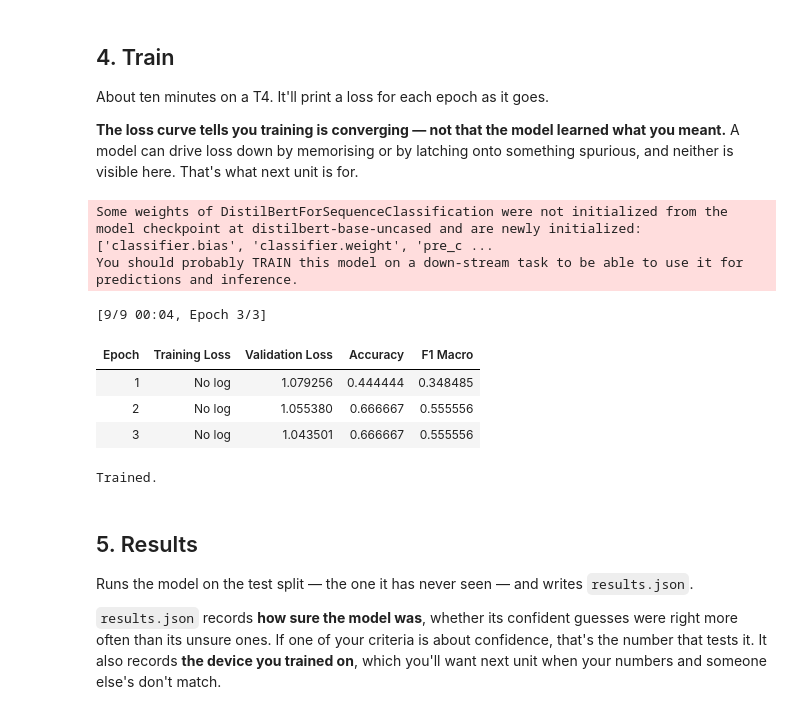
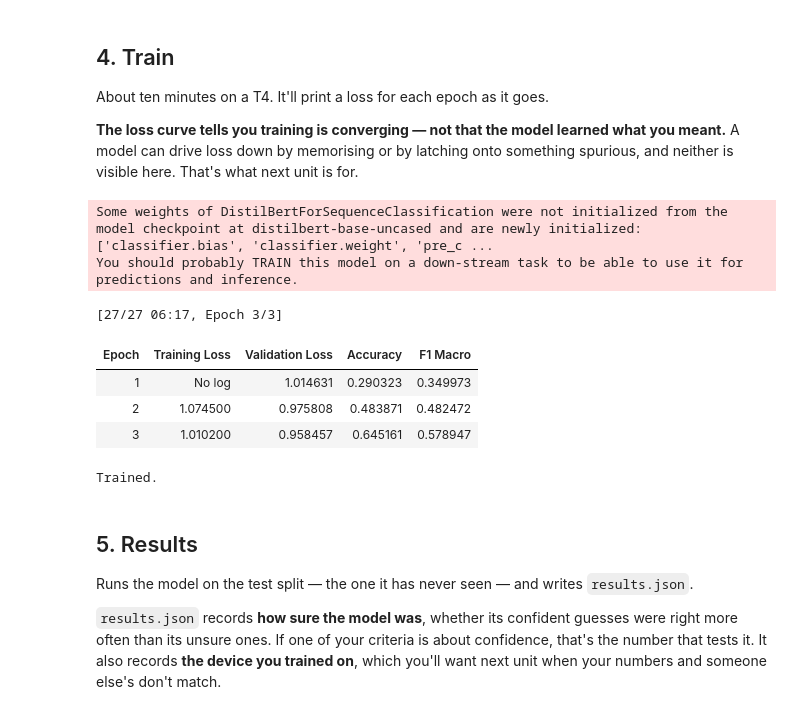
Before and after one commit to yashasvini-k/ai201-project3-takemeter-starter-v2026, a Jupyter notebook: takemeter.ipynb, the cells around one changed output. Drawn from its saved outputs; the diff is of its cells as text; code cells hidden in the pictures.

```diff
--- a/takemeter.ipynb
+++ b/takemeter.ipynb
@@ -406,6 +405,7 @@ what you meant.** A model can drive loss down by memorising or by latching onto
 something spurious, and neither is visible here. That's what next unit is for.
 # %%
 import numpy as np
+import torch
 from datasets import Dataset
 from transformers import (
     AutoTokenizer, AutoModelForSequenceClassification,
@@ -450,43 +450,60 @@ def train_model(train_df, val_df, labels, seed, epochs, learning_rate, batch_siz
     train_ds = Dataset.from_pandas(to_ids(train_df, labels)).map(tokenize, batched=True)
     val_ds = Dataset.from_pandas(to_ids(val_df, labels)).map(tokenize, batched=True)
 
+
+    counts = train_df["label"].value_counts().reindex(labels, fill_value=0)
+    class_weights = torch.tensor(
+        len(train_df) / (len(labels) * counts.values),
+        dtype=torch.float
+    )
+
+    class WeightedTrainer(Trainer):
+        def compute_loss(self, model, inputs, return_outputs=False, num_items_in_batch=None):
+            targets = inputs.pop("labels")
+            outputs = model(**inputs)
+            loss_fn = torch.nn.CrossEntropyLoss(
+                weight=class_weights.to(outputs.logits.device)
+            )
+            loss = loss_fn(outputs.logits, targets)
+            return (loss, outputs) if return_outputs else loss
+
     args = TrainingArguments(
         output_dir="./takemeter_out",
         num_train_epochs=epochs,
         learning_rate=learning_rate,
         per_device_train_batch_size=batch_size,
         per_device_eval_batch_size=batch_size,
         eval_strategy="epoch",
         save_strategy="no",
         logging_steps=10,
         seed=seed,
         report_to="none",
         disable_tqdm=quiet,
     )
 
-    trainer = Trainer(
+    trainer = WeightedTrainer(
         model=model,
         args=args,
         train_dataset=train_ds,
         eval_dataset=val_ds,
         compute_metrics=compute_metrics,
     )
     trainer.train()
     return trainer, tokenizer
 
 
 trainer, tokenizer = train_model(
     train_df, val_df, LABELS, SEED, EPOCHS, LEARNING_RATE, BATCH_SIZE, BASE_MODEL
 )
 print("\nTrained.")
 # %% [output]
 Some weights of DistilBertForSequenceClassification were not initialized from the model checkpoint at distilbert-base-uncased and are newly initialized: ['classifier.bias', 'classifier.weight', 'pre_c ...
 You should probably TRAIN this model on a down-stream task to be able to use it for predictions and inference.
-[9/9 00:04, Epoch 3/3]
+[27/27 06:17, Epoch 3/3]
 | Epoch | Training Loss | Validation Loss | Accuracy | F1 Macro |
-| 1 | No log | 1.079256 | 0.444444 | 0.348485 |
-| 2 | No log | 1.055380 | 0.666667 | 0.555556 |
-| 3 | No log | 1.043501 | 0.666667 | 0.555556 |
+| 1 | No log | 1.014631 | 0.290323 | 0.349973 |
+| 2 | 1.074500 | 0.975808 | 0.483871 | 0.482472 |
+| 3 | 1.010200 | 0.958457 | 0.645161 | 0.578947 |
 Trained.
 # %% [markdown]
 ## 5. Results
```
Also changed, not shown: parts of 9 cells of this notebook, 9 other files.
